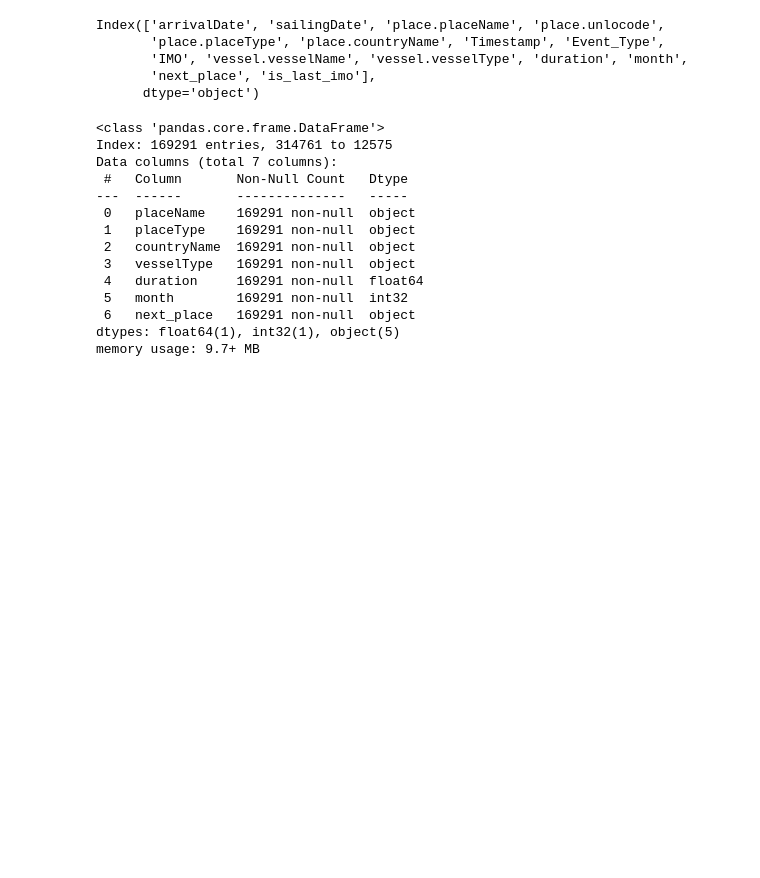
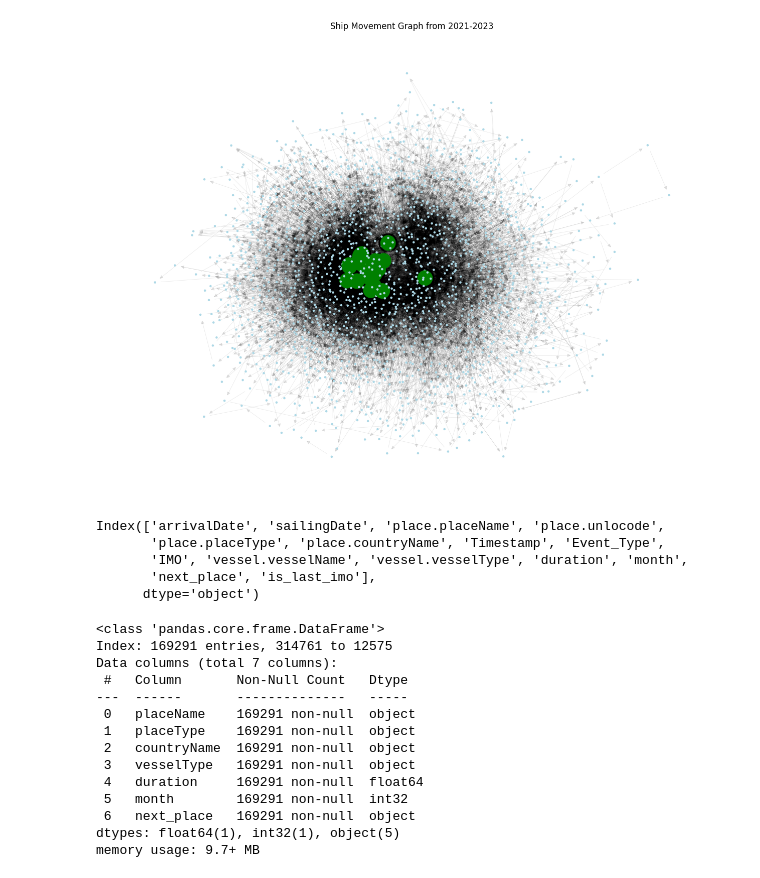
Before and after one commit to SySyAli/ais_port_prediction, a Jupyter notebook: notebooks/random_forest2.ipynb, the cells around one changed output. Drawn from its saved outputs; the diff is of its cells as text; code cells hidden in the pictures; blank space fills up the shorter version.

Commit message:
Adding Graph Neural Networks

```diff
--- a/notebooks/random_forest2.ipynb
+++ b/notebooks/random_forest2.ipynb
@@ -7,0 +35,8 @@ pre_df = pd.read_csv('../data/cleaned/cleaned_vessel_calls.csv')
+# %%
+arr = []
+for port, connected_ports in port_connections.items():
+    arr.append(len(connected_ports))
+npArr = np.array(arr)
+s = pd.Series(npArr)
+print(s.describe())
+print(s.quantile(.99))
@@ -8,3 +54,24 @@ pre_df = pd.read_csv('../data/cleaned/cleaned_vessel_calls.csv')
+# %%
+# Assuming G and pos are already defined
+plt.figure(figsize=(16, 12))
+node_colors = ['green' if len(port_connections[port]) > 1440 else 'lightblue' for port in G.nodes()]
+node_sizes = [450 if len(port_connections[port]) > 1440 else 5 for port in G.nodes()]
+labels = {node: node if len(port_connections[node]) > 1440 else '' for node in G.nodes()}
+
+nx.draw_networkx_nodes(G, pos, node_color=node_colors, node_size=node_sizes)
+nx.draw_networkx_edges(G, pos, alpha=0.1, width=0.5)
+
+# Custom labels with background for better visibility
+for node, (x, y) in pos.items():
+    if node in labels and labels[node] != '':
+        plt.text(x, y, node, fontsize=10, ha='center', va='center',
+                 bbox=dict(facecolor='white', alpha=0.7, edgecolor='none'))
+
+plt.title("Ship Movement Graph from 2021-2023")
+plt.axis('off')  # Hide axes
+plt.show()
+# %% [output]
+[figure, added]
 # %%
 # preprocess dataframe - duration and month
 pre_df["arrivalDate"] = pd.to_datetime(pre_df["arrivalDate"])
```
Also changed, not shown: parts of 3 cells of this notebook, 2 other files.
